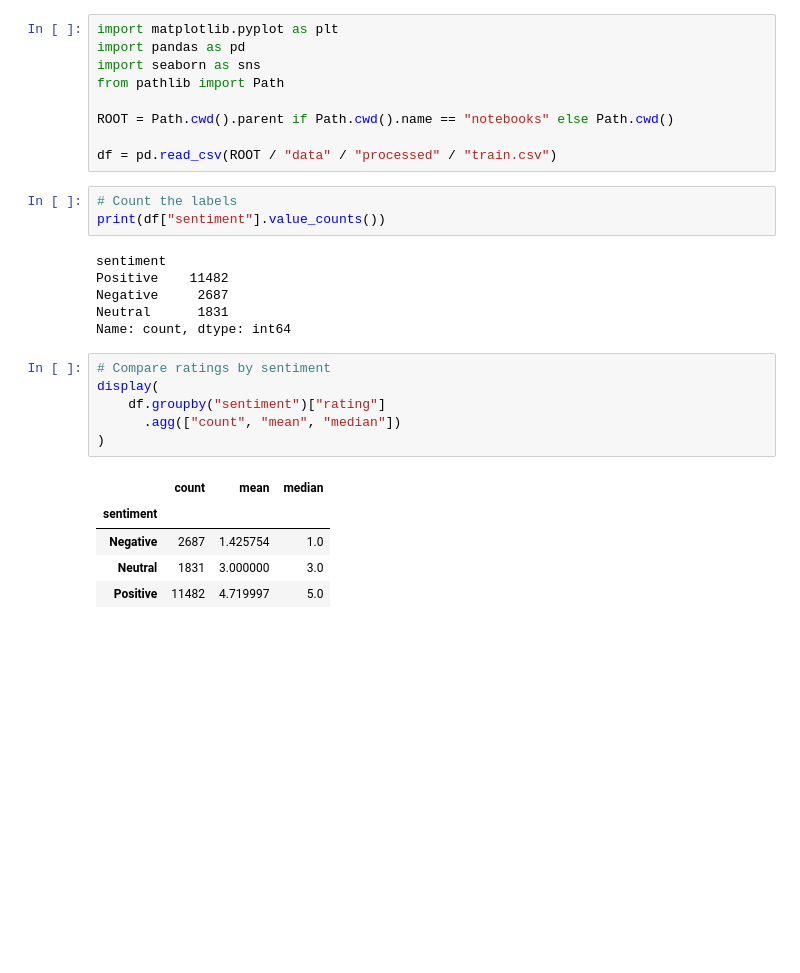
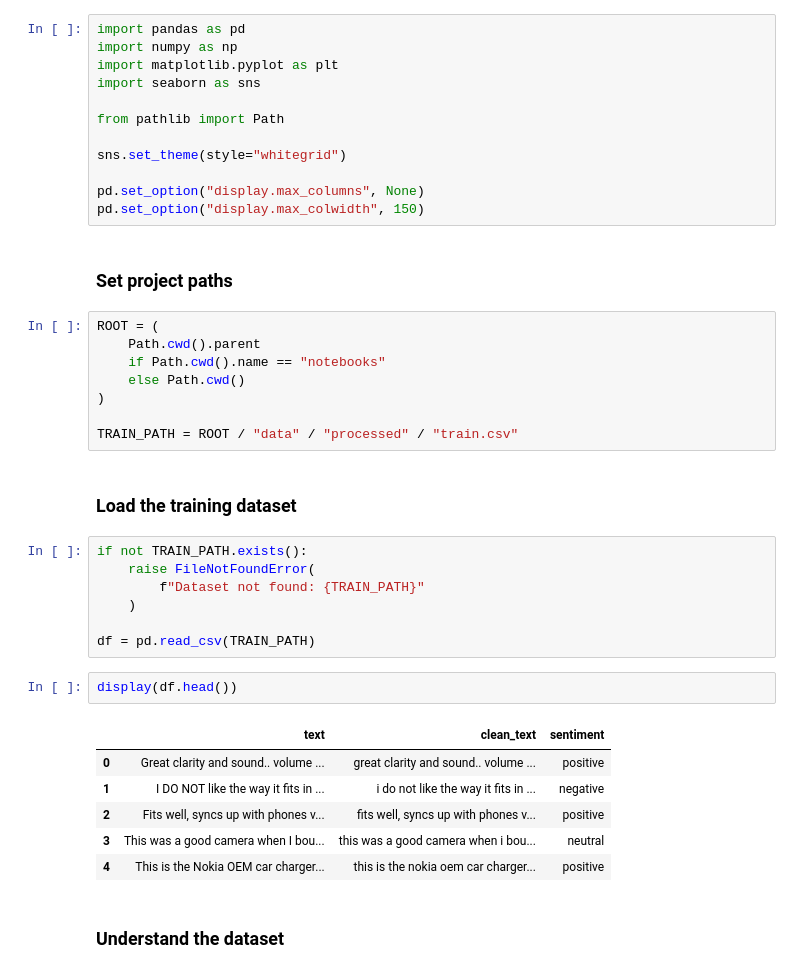
Before and after one commit to HimashMadushanka/Mobile-Review-Sentiment-Analysis, a Jupyter notebook: notebooks/03_Exploratory_Data_Analysis.ipynb, the cells around one changed output. Saved outputs shown, nothing was run; the diff lists cells and outputs as text; blank space fills up the shorter version.

```diff
--- a/notebooks/03_Exploratory_Data_Analysis.ipynb
+++ b/notebooks/03_Exploratory_Data_Analysis.ipynb
@@ -1,31 +3,43 @@
 # %%
+import pandas as pd
+import numpy as np
 import matplotlib.pyplot as plt
-import pandas as pd
 import seaborn as sns
+
 from pathlib import Path
 
-ROOT = Path.cwd().parent if Path.cwd().name == "notebooks" else Path.cwd()
+sns.set_theme(style="whitegrid")
 
-df = pd.read_csv(ROOT / "data" / "processed" / "train.csv")
+pd.set_option("display.max_columns", None)
+pd.set_option("display.max_colwidth", 150)
+# %% [markdown]
+### Set project paths
 # %%
-# Count the labels
-print(df["sentiment"].value_counts())
+ROOT = (
+    Path.cwd().parent
+    if Path.cwd().name == "notebooks"
+    else Path.cwd()
+)
+
+TRAIN_PATH = ROOT / "data" / "processed" / "train.csv"
-# %% [output]
-sentiment
-Positive    11482
-Negative     2687
-Neutral      1831
-Name: count, dtype: int64
+# %% [markdown]
+### Load the training dataset
 # %%
-# Compare ratings by sentiment
-display(
-    df.groupby("sentiment")["rating"]
-      .agg(["count", "mean", "median"])
-)
+if not TRAIN_PATH.exists():
+    raise FileNotFoundError(
+        f"Dataset not found: {TRAIN_PATH}"
+    )
+
+df = pd.read_csv(TRAIN_PATH)
-# %% [output]
-|  | count | mean | median |
-| sentiment |  |  |  |
-| Negative | 2687 | 1.425754 | 1.0 |
-| Neutral | 1831 | 3.000000 | 3.0 |
-| Positive | 11482 | 4.719997 | 5.0 |
+# %%
+display(df.head())
+# %% [output]
+|  | text | clean_text | sentiment |
+| 0 | Great clarity and sound.. volume ... | great clarity and sound.. volume ... | positive |
+| 1 | I DO NOT like the way it fits in ... | i do not like the way it fits in ... | negative |
+| 2 | Fits well, syncs up with phones v... | fits well, syncs up with phones v... | positive |
+| 3 | This was a good camera when I bou... | this was a good camera when i bou... | neutral |
+| 4 | This is the Nokia OEM car charger... | this is the nokia oem car charger... | positive |
+# %% [markdown]
+### Understand the dataset
 # %%
```
Also changed, not shown: parts of 9 cells of this notebook, 1 other file.
